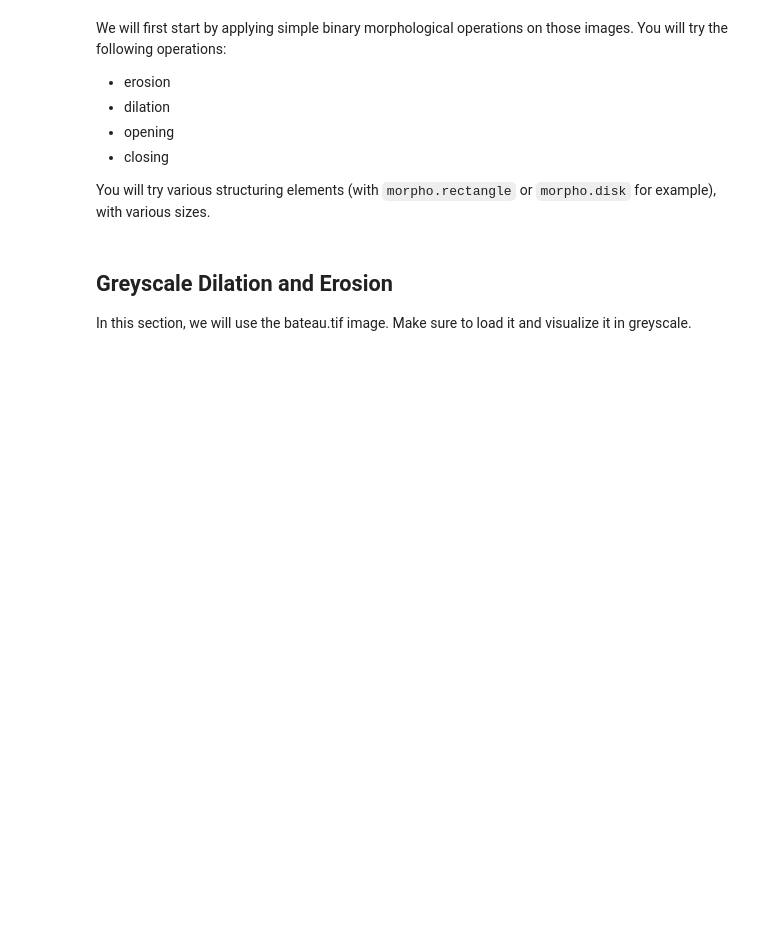
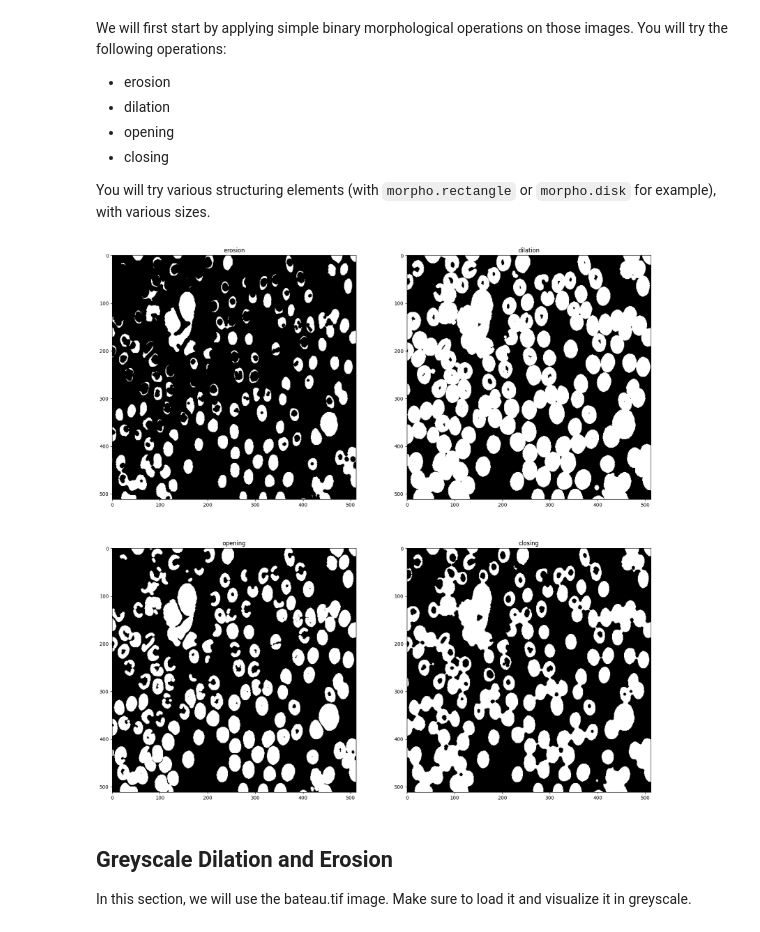
Before and after one commit to Saibot2012/long-exposure-fusion, a Jupyter notebook: pw3_nonlinearfiltering_student.ipynb, the cells around one changed output. Drawn from its saved outputs; the diff is of its cells as text; code cells hidden in the pictures; blank space fills up the shorter version.

```diff
--- a/pw3_nonlinearfiltering_student.ipynb
+++ b/pw3_nonlinearfiltering_student.ipynb
@@ -61,15 +80,17 @@ We will first start by applying simple binary morphological operations on those
 You will try various structuring elements (with `morpho.rectangle` or `morpho.disk` for example), with various sizes.
 # %%
 
-strell = ...
+strell = morpho.disk(3)
 fig,ax = plt.subplots(2, 2, figsize=(20,20))
 imgs = [morpho.erosion(img,strell),morpho.dilation(img,strell),morpho.opening(img,strell),morpho.closing(img,strell)]
 
 names = ["erosion","dilation","opening","closing"]
 for i in range(4):
   ax[i//2,i%2].set_title(names[i])
   ax[i//2,i%2].imshow(imgs[i],cmap = "gray")
 plt.show()
+# %% [output]
+[figure, added]
 # %% [markdown]
 ## Greyscale Dilation and Erosion
 
```
Also changed, not shown: parts of 11 cells of this notebook.
